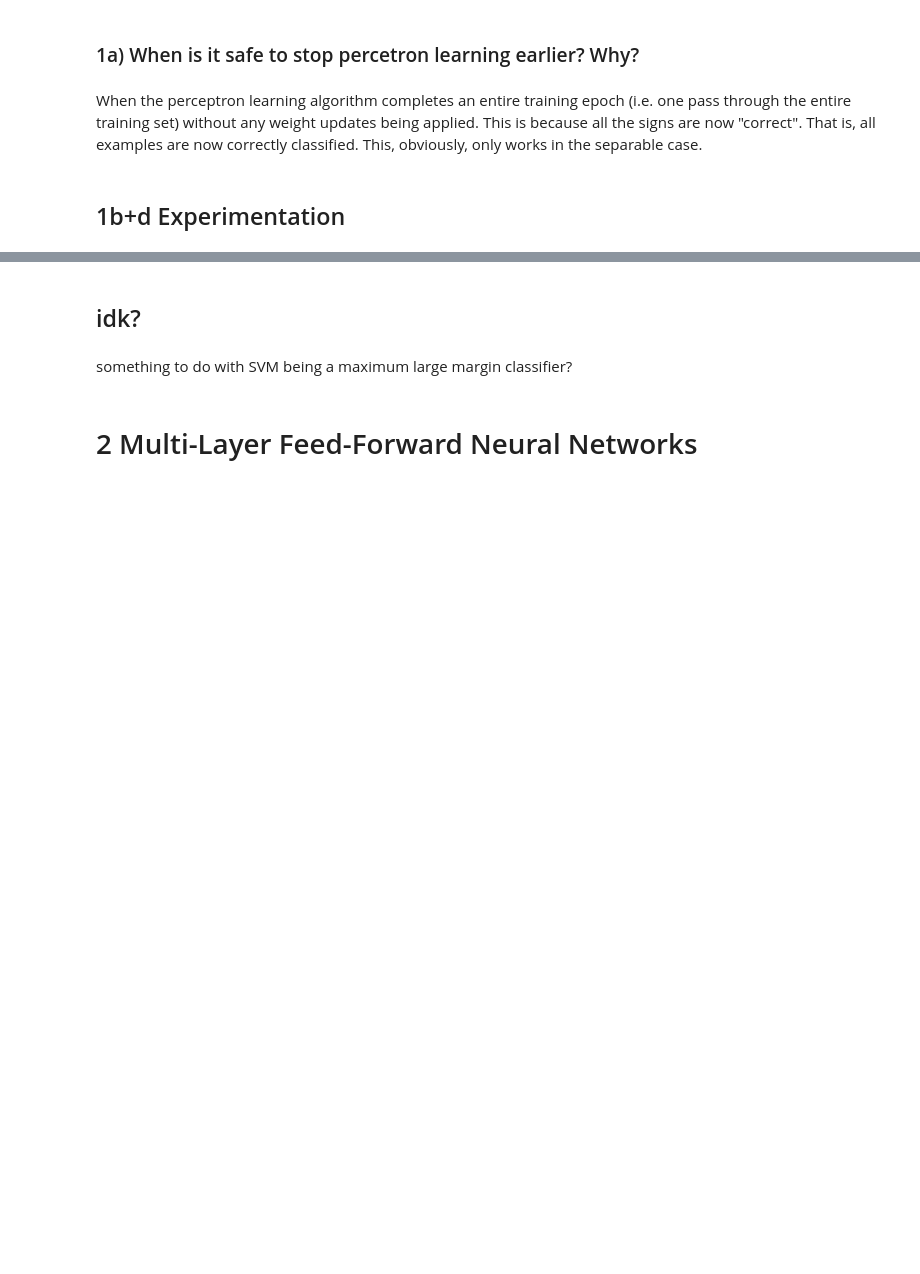
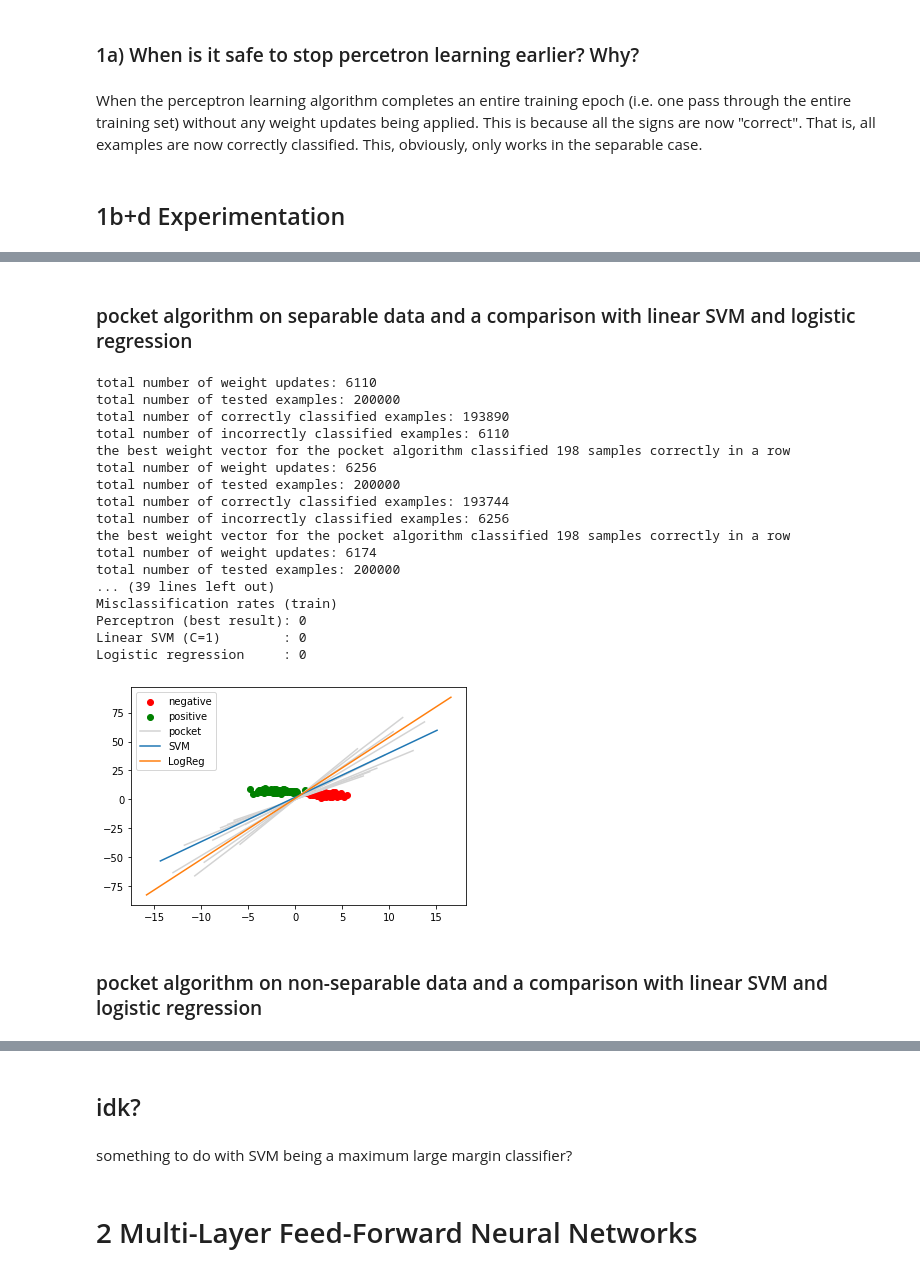
Before and after one commit to timurcarstensen/ie-678-deep-learning, a Jupyter notebook: dl22-a01/a01-fnn.ipynb, the cells around one changed output, grey strips where cells are left out. Cells and saved outputs as stored; diff of their text form; code cells hidden in the pictures; blank space fills up the shorter version.

```diff
--- a/dl22-a01/a01-fnn.ipynb
+++ b/dl22-a01/a01-fnn.ipynb
@@ -189,0 +259,26 @@ Logistic regression     : 3
+# %% [markdown]
+### pocket algorithm on separable data and a comparison with linear SVM and logistic regression
+# %%
+nextplot()
+plot2dbs(X1, y1, n=10, maxepochs=1000, pocket=True)
+# %% [output]
+total number of weight updates: 6110
+total number of tested examples: 200000
+total number of correctly classified examples: 193890
+total number of incorrectly classified examples: 6110
+the best weight vector for the pocket algorithm classified 198 samples correctly in a row
+total number of weight updates: 6256
+total number of tested examples: 200000
+total number of correctly classified examples: 193744
+total number of incorrectly classified examples: 6256
+the best weight vector for the pocket algorithm classified 198 samples correctly in a row
+total number of weight updates: 6174
+total number of tested examples: 200000
+... (39 lines left out)
+Misclassification rates (train)
+Perceptron (best result): 0
+Linear SVM (C=1)        : 0
+Logistic regression     : 0
+[figure, added]
+# %% [markdown]
+### pocket algorithm on non-separable data and a comparison with linear SVM and logistic regression
```
Also changed, not shown: parts of 18 cells of this notebook.
